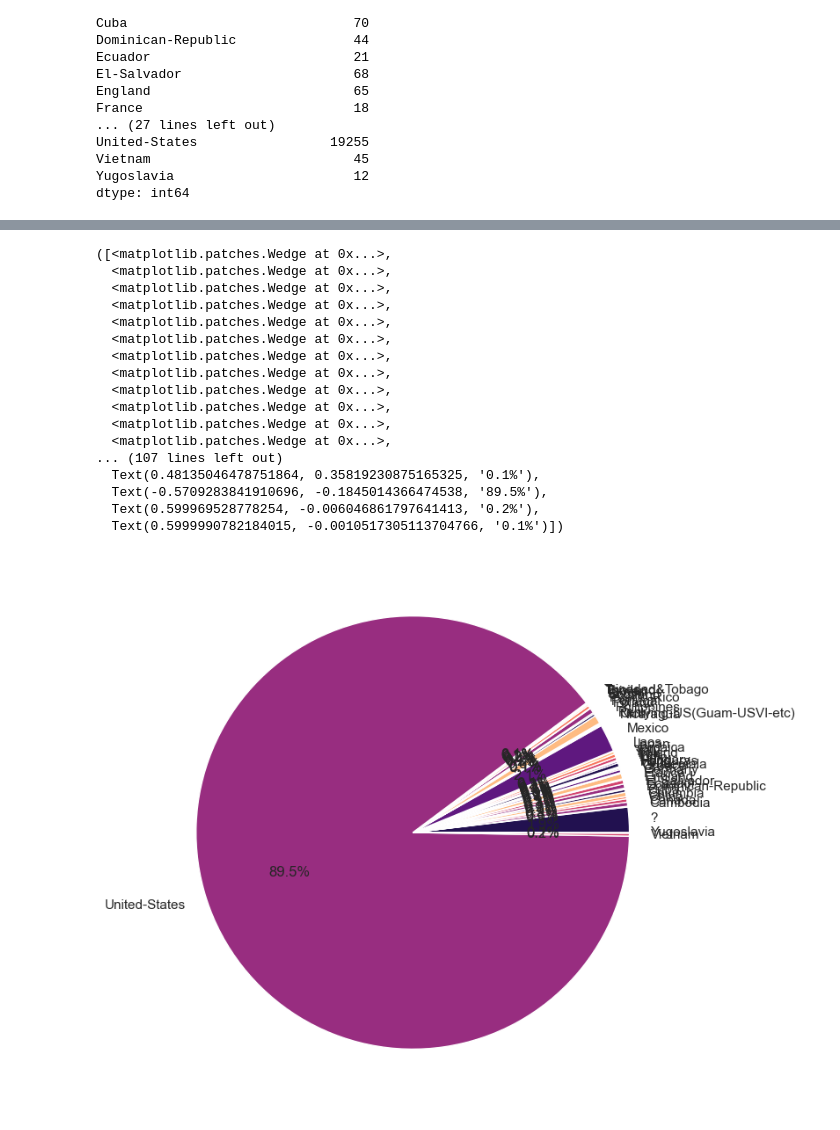
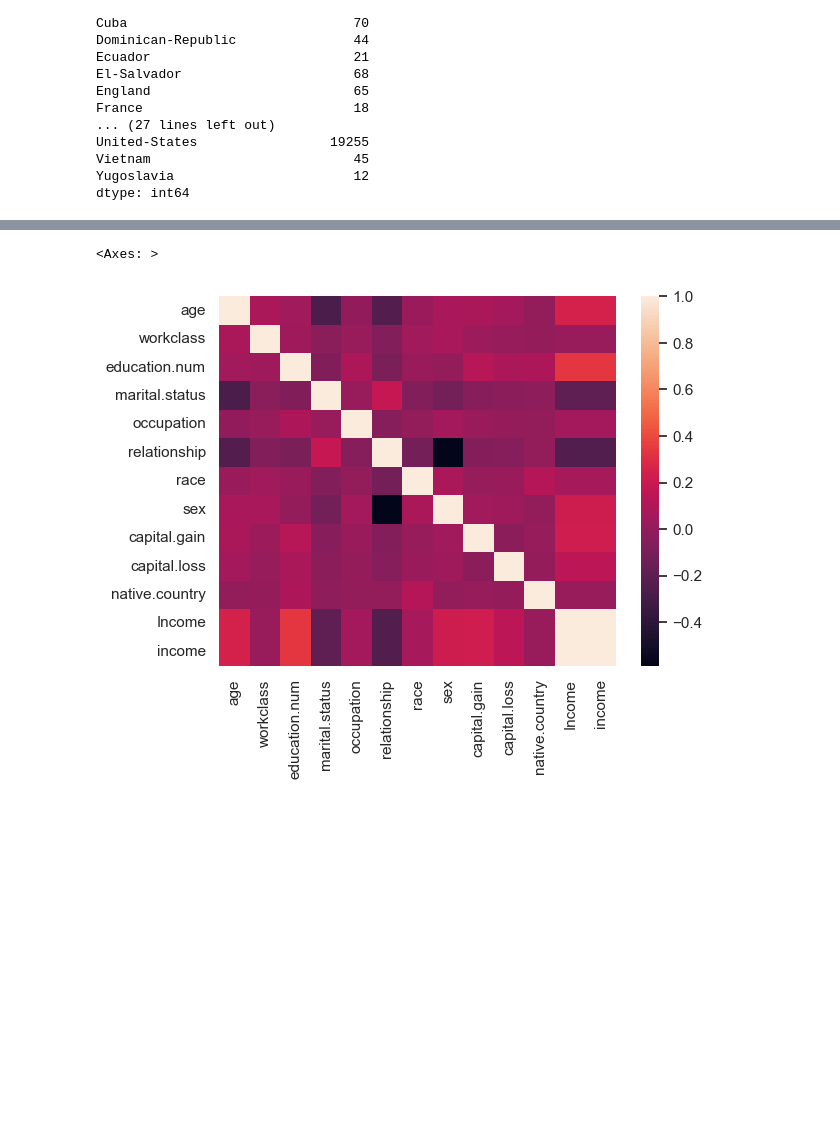
Before and after one commit to Laihb1106205841/CS311-AI-Peoject3-XGBoost, a Jupyter notebook: Visualization.ipynb, the cells around one changed output, grey strips where cells are left out. Drawn from its saved outputs; the diff is of its cells as text; code cells hidden in the pictures; blank space fills up the shorter version.

```diff
--- a/Visualization.ipynb
+++ b/Visualization.ipynb
@@ -498,23 +465,27 @@ dtype: int64
 # %%
+from sklearn.preprocessing import LabelEncoder
 
-plt.figure(figsize=(16, 8))
-plt.pie(train_data.groupby('native.country').size(), labels=train_data.groupby('native.country').size().index, autopct='%1.1f%%')
+train_data = train_data.drop(['education','fnlwgt'],axis=1)
+train_data.head(1)
+
+train_data.replace('?',np.NaN,inplace=True)
+train_data.head()
+
+train_data.fillna(method='ffill',inplace=True)
+
+le = LabelEncoder()
+train_data['workclass'] = le.fit_transform(train_data['workclass'])
+train_data['marital.status'] = le.fit_transform(train_data['marital.status'])
+train_data['occupation'] = le.fit_transform(train_data['occupation'])
+train_data['relationship'] = le.fit_transform(train_data['relationship'])
+train_data['race'] = le.fit_transform(train_data['race'])
+train_data['sex'] = le.fit_transform(train_data['sex'])
+train_data['native.country'] = le.fit_transform(train_data['native.country'])
+train_data['income'] = le.fit_transform(train_data['Income'])
+
+sns.barplot(x='income',y='age',data=train_data)
+train_data.head()
+sns.heatmap(train_data.corr())
 # %% [output]
-([<matplotlib.patches.Wedge at 0x...>,
-  <matplotlib.patches.Wedge at 0x...>,
-  <matplotlib.patches.Wedge at 0x...>,
-  <matplotlib.patches.Wedge at 0x...>,
-  <matplotlib.patches.Wedge at 0x...>,
-  <matplotlib.patches.Wedge at 0x...>,
-  <matplotlib.patches.Wedge at 0x...>,
-  <matplotlib.patches.Wedge at 0x...>,
-  <matplotlib.patches.Wedge at 0x...>,
-  <matplotlib.patches.Wedge at 0x...>,
-  <matplotlib.patches.Wedge at 0x...>,
-  <matplotlib.patches.Wedge at 0x...>,
-... (107 lines left out)
-  Text(0.48135046478751864, 0.35819230875165325, '0.1%'),
-  Text(-0.5709283841910696, -0.1845014366474538, '89.5%'),
-  Text(0.599969528778254, -0.006046861797641413, '0.2%'),
-  Text(0.5999990782184015, -0.0010517305113704766, '0.1%')])
+<Axes: >
-[figure, old version]
+[figure, new version]
```
Also changed, not shown: parts of 14 cells of this notebook, 2 other files.
